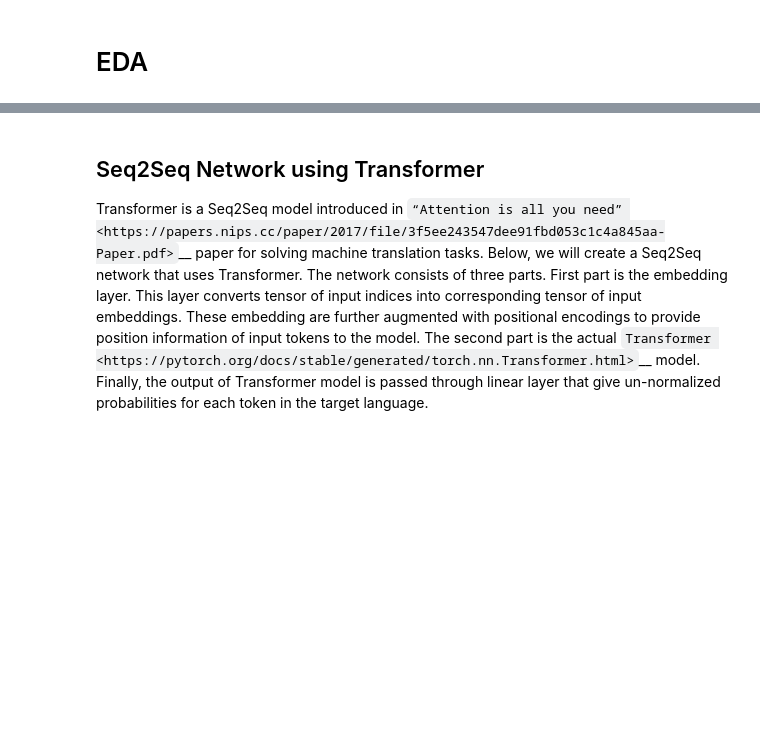
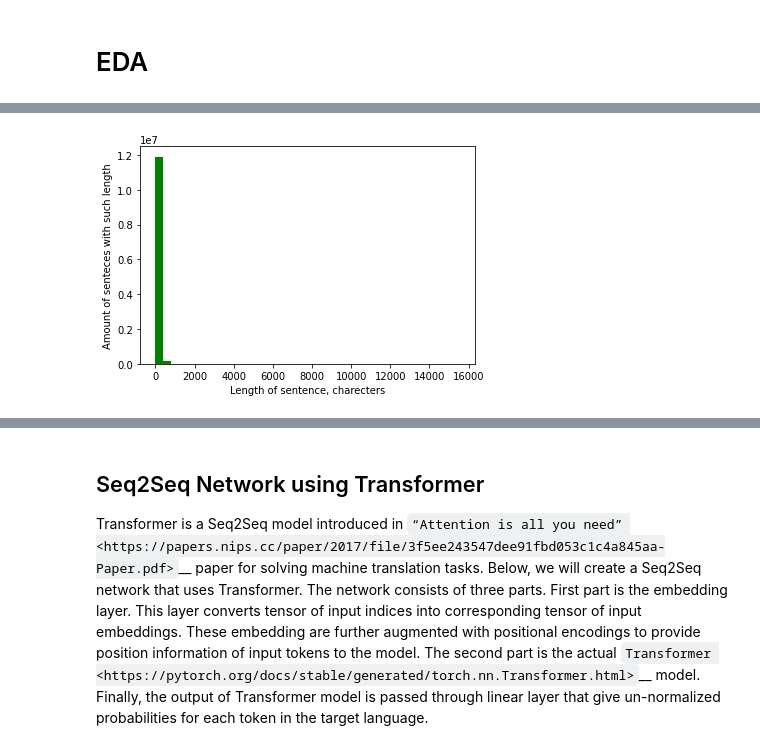
Before and after one commit to kprokofi/cv_text_classification, a Jupyter notebook: translation_transformer.ipynb, the cells around one changed output, grey strips where cells are left out. Cells and saved outputs as stored; diff of their text form; code cells hidden in the pictures; blank space fills up the shorter version.

```diff
--- a/translation_transformer.ipynb
+++ b/translation_transformer.ipynb
@@ -52,5 +54,5 @@ paracrawl-release1.en-ru.zipporah0-dedup-clean.en
 paracrawl-release1.en-ru.zipporah0-dedup-clean.ru
 # %%
 lines_eng = open('paracrawl-release1.en-ru.zipporah0-dedup-clean.en', 'r').readlines()
-lines_ru = open('paracrawl-release1.en-ru.zipporah0-dedup-clean.ru', 'r').readlines()
+lines_rus = open('paracrawl-release1.en-ru.zipporah0-dedup-clean.ru', 'r').readlines()
 # %%
@@ -97,0 +149,13 @@ that yields a pair of source-target raw sentences.
+# %%
+from collections import Counter
+import matplotlib.pyplot as plt
+
+def plot_len_hist(stat):
+    plt.hist(stat[1]['len']['eng'], 40, facecolor='g')#[x[0] for x in distr['eng']], 40, facecolor='g')
+    plt.xlabel('Length of sentence, charecters')
+    plt.ylabel('Amount of senteces with such length')
+    plt.show()
+
+plot_len_hist(stats_init)
+# %% [output]
+[figure, added]
```
Also changed, not shown: parts of 46 cells of this notebook.
